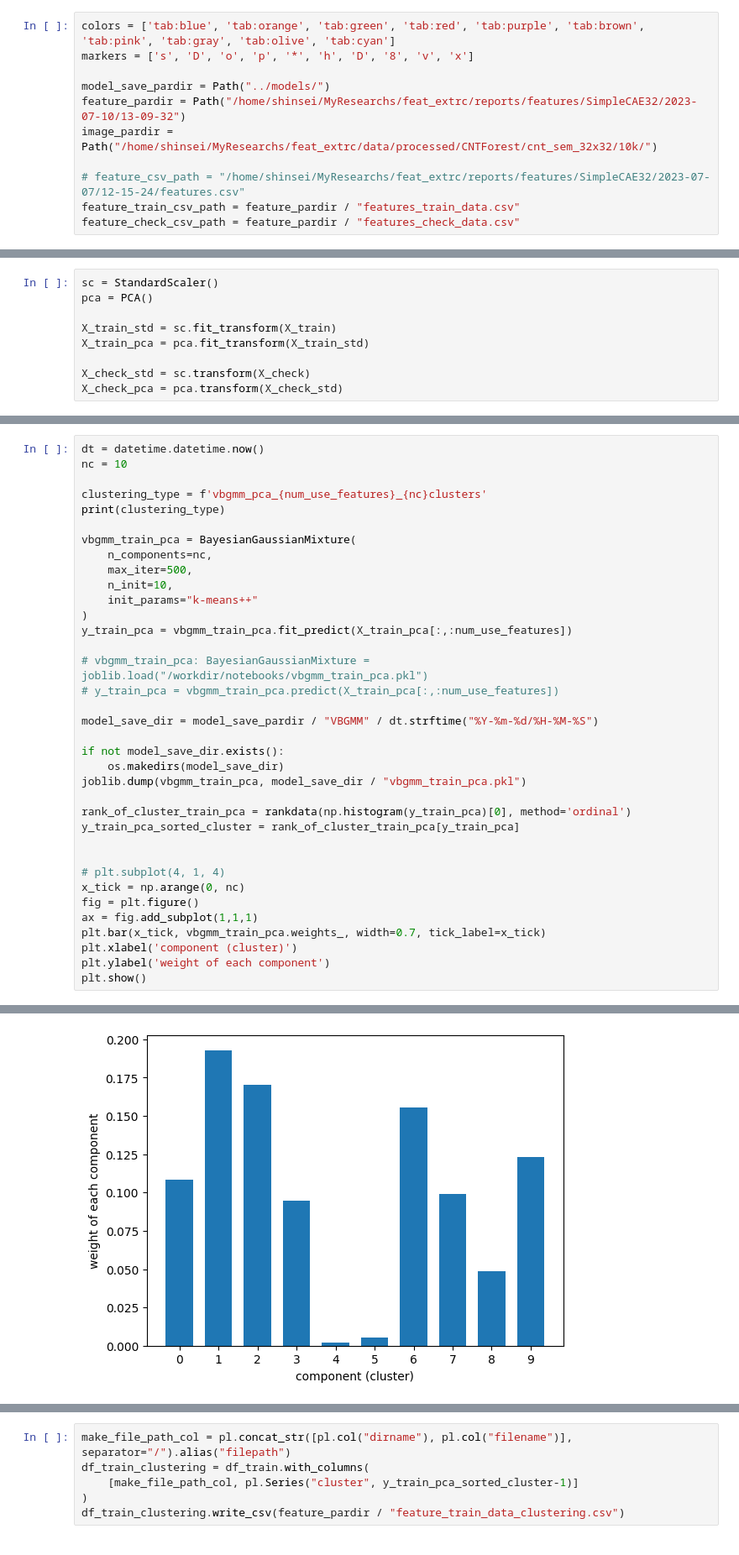
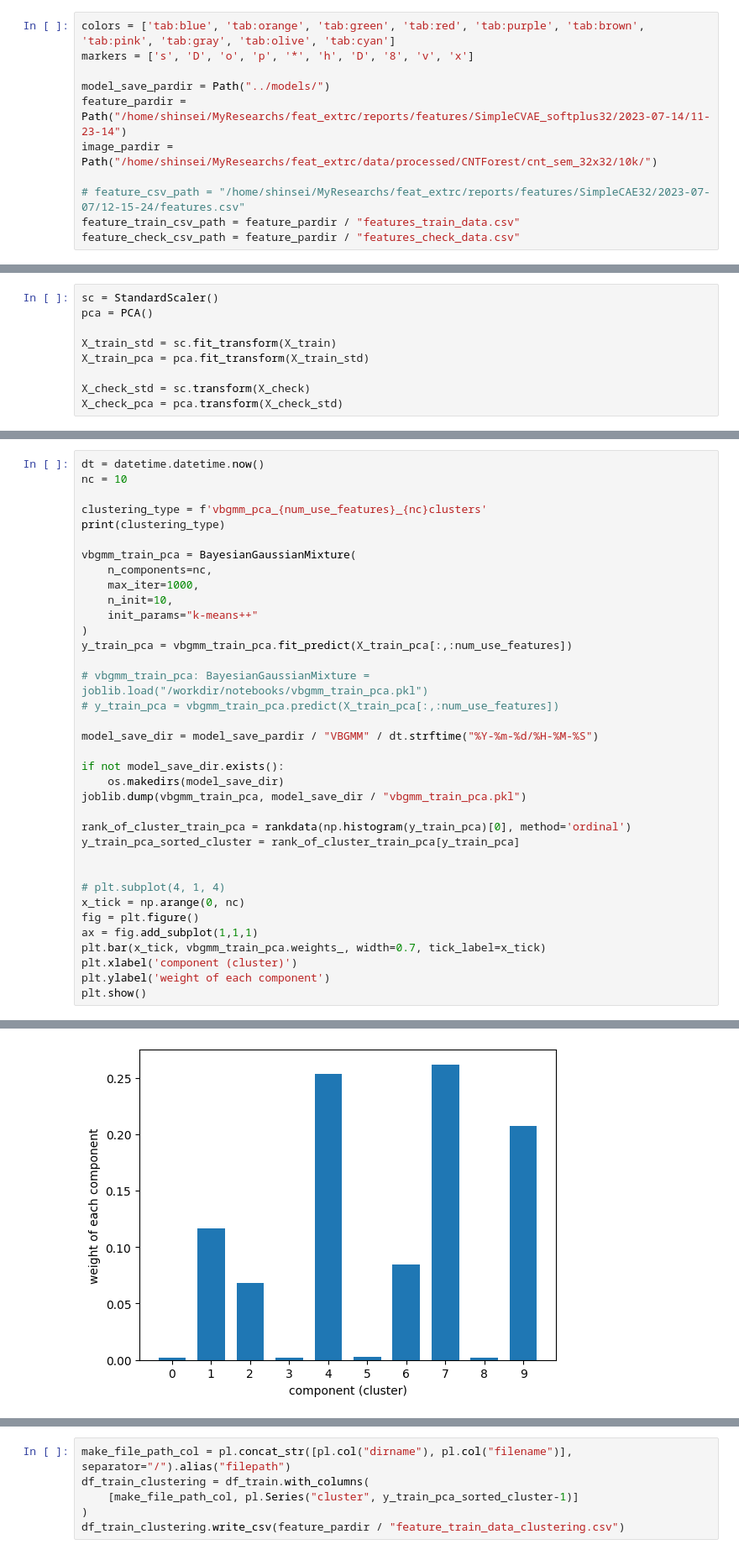
Before and after one commit to RyuichiShinseiB/Feature_extraction, a Jupyter notebook: notebooks/VBGMM_clustering.ipynb, the cells around one changed output, grey strips where cells are left out. Shown: that part at 84% size. Drawn from its saved outputs; the diff is of its cells as text.

```diff
--- a/notebooks/VBGMM_clustering.ipynb
+++ b/notebooks/VBGMM_clustering.ipynb
@@ -121,7 +121,7 @@ colors = ['tab:blue', 'tab:orange', 'tab:green', 'tab:red', 'tab:purple', 'tab:b
 markers = ['s', 'D', 'o', 'p', '*', 'h', 'D', '8', 'v', 'x']
 
 model_save_pardir = Path("../models/")
-feature_pardir = Path("/home/shinsei/MyResearchs/feat_extrc/reports/features/SimpleCAE32/2023-07-10/13-09-32")
+feature_pardir = Path("/home/shinsei/MyResearchs/feat_extrc/reports/features/SimpleCVAE_softplus32/2023-07-14/11-23-14")
 image_pardir = Path("/home/shinsei/MyResearchs/feat_extrc/data/processed/CNTForest/cnt_sem_32x32/10k/")
 
 # feature_csv_path = "/home/shinsei/MyResearchs/feat_extrc/reports/features/SimpleCAE32/2023-07-07/12-15-24/features.csv"
@@ -194,7 +200,7 @@ print(clustering_type)
 
 vbgmm_train_pca = BayesianGaussianMixture(
     n_components=nc,
-    max_iter=500,
+    max_iter=1000,
     n_init=10,
     init_params="k-means++"
 )
@@ -226,4 +232,4 @@ vbgmm_pca_30_10clusters
-[figure, old version]
+[figure, new version]
 # %%
 hist, bin_edges = np.histogram(y_train_pca_sorted_cluster)
 
```
Also changed, not shown: parts of 11 cells of this notebook, 4 other files.
